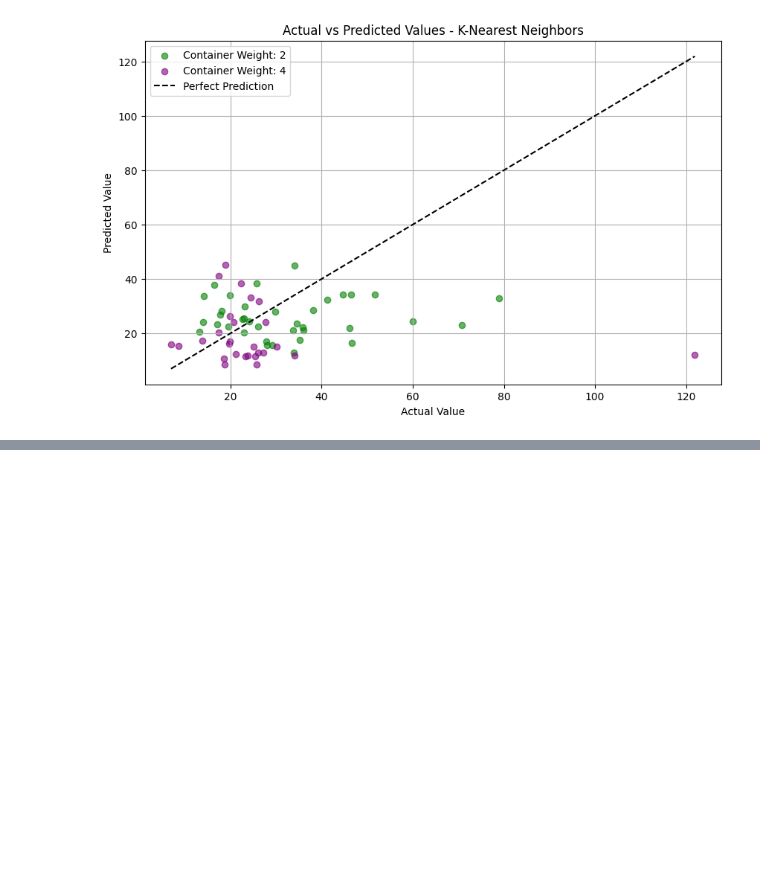
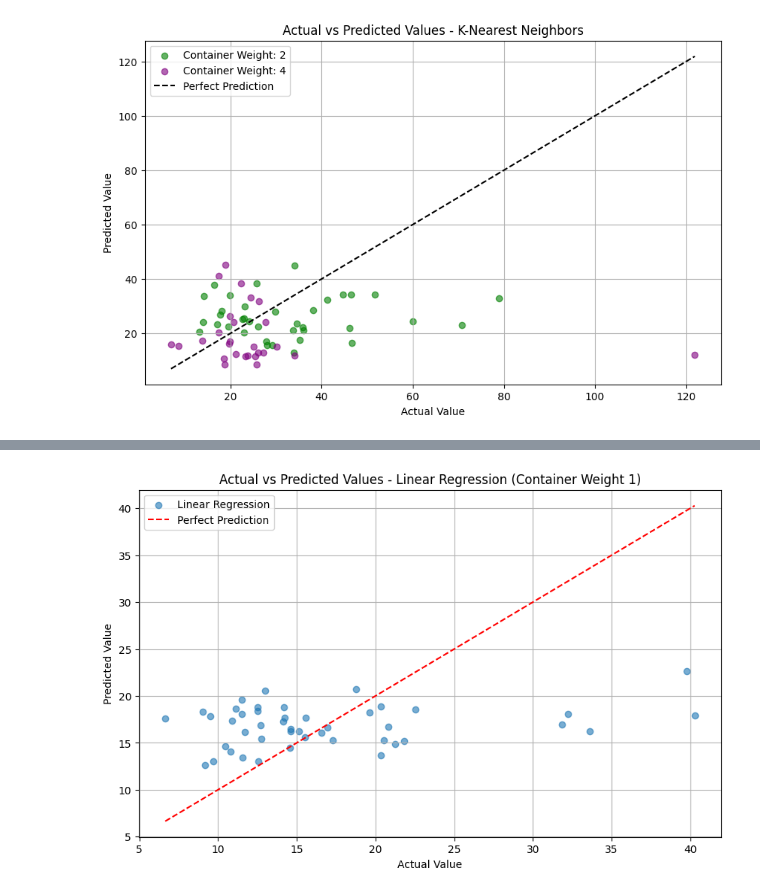
Before and after one commit to alirezamxi/Hydrocare, a Jupyter notebook: labeled/inspection/leanear_reg.ipynb, the cells around one changed output, grey strips where cells are left out. Drawn from its saved outputs; the diff is of its cells as text; code cells hidden in the pictures; blank space fills up the shorter version.

Commit message:
I seperate containers

```diff
--- a/labeled/inspection/leanear_reg.ipynb
+++ b/labeled/inspection/leanear_reg.ipynb
@@ -443,0 +599,84 @@ Root Mean Squared Percentage Error (RMSPE): 57.5215%
+# %%
+import numpy as np
+import pandas as pd
+import matplotlib.pyplot as plt
+from sklearn.linear_model import LinearRegression
+from sklearn.svm import SVR
+from sklearn.tree import DecisionTreeRegressor
+from sklearn.ensemble import RandomForestRegressor, GradientBoostingRegressor
+from sklearn.metrics import mean_squared_error, r2_score
+from sklearn.neighbors import KNeighborsRegressor
+
+
+# Models to evaluate
+models = {
+    "Linear Regression": LinearRegression(),
+    "Support Vector Regression": SVR(kernel='rbf'),
+    "Decision Tree": DecisionTreeRegressor(random_state=42),
+    "Random Forest": RandomForestRegressor(n_estimators=100, random_state=42),
+    "Gradient Boosting": GradientBoostingRegressor(n_estimators=100, random_state=42),
+    "K-Nearest Neighbors": KNeighborsRegressor(n_neighbors=5),
+}
+
+# Define the category to filter
+category = 2  # Example category to filter by
+
+# Filter X_train based on the Container_Weight column
+filtered_X = X_train[X_train["Container_Weight"] == category]
+
+# If you also want to filter the corresponding target variable y_train
+filtered_y = y_train.loc[filtered_X.index]
+
+# Check if there are any rows after filtering
+if filtered_X.empty or filtered_y.empty:
+    print(f"No data available for container weight category: {category}.")
+else:
+    # Store evaluation results for this category
+    results = {}
+
+    for model_name, model in models.items():
+        # Fit the model
+        model.fit(filtered_X, filtered_y)
+
+        # Make predictions using the filtered data
+        y_pred = model.predict(filtered_X)  # Using the same filtered data for prediction
+
+        # Calculate evaluation metrics
+        mse = mean_squared_error(filtered_y, y_pred)
+        rmse = np.sqrt(mse)
+        r2 = r2_score(filtered_y, y_pred)
+        rmspe = np.sqrt(np.mean(((filtered_y - y_pred) / filtered_y) ** 2)) * 100  # Percentage error
+
+        # Store results in a dictionary
+        results[model_name] = {
+            'MSE': mse,
+            'RMSE': rmse,
+            'R^2': r2,
+            'RMSPE': rmspe,
+            'Predictions': y_pred
+        }
+
+        # Print evaluation metrics for the model
+        print(f"\n{model_name} Evaluation Metrics for Container Weight Category {category}:")
+        print(f"Mean Squared Error (MSE): {mse:.4f}")
+        print(f"Root Mean Squared Error (RMSE): {rmse:.4f}")
+        print(f"R-squared (R²): {r2:.4f}")
+        print(f"Root Mean Squared Percentage Error (RMSPE): {rmspe:.4f}%")
+
+        # Create a comparison DataFrame for the first few rows
+        comparison_df = pd.DataFrame({'Actual': filtered_y, 'Predicted': y_pred})
+        print(comparison_df.head(5))
+
+        # Plotting Actual vs Predicted
+        plt.figure(figsize=(10, 6))
+        plt.scatter(filtered_y, y_pred, label=model_name, alpha=0.6)
+        plt.plot([filtered_y.min(), filtered_y.max()], [filtered_y.min(), filtered_y.max()], color='red', ls='--', label='Perfect Prediction')
+        plt.xlabel('Actual Value')
+        plt.ylabel('Predicted Value')
+        plt.title(f'Actual vs Predicted Values - {model_name} (Container Weight {category})')
+        plt.legend()
+        plt.grid()
+        plt.show()
+
+print("Model evaluations completed for container weight category:", category)
+# %% [output]
@@ -443,0 +694 @@ Root Mean Squared Percentage Error (RMSPE): 57.5215%
+[figure, added]
```
Also changed, not shown: parts of 3 cells of this notebook, 4 other files.
